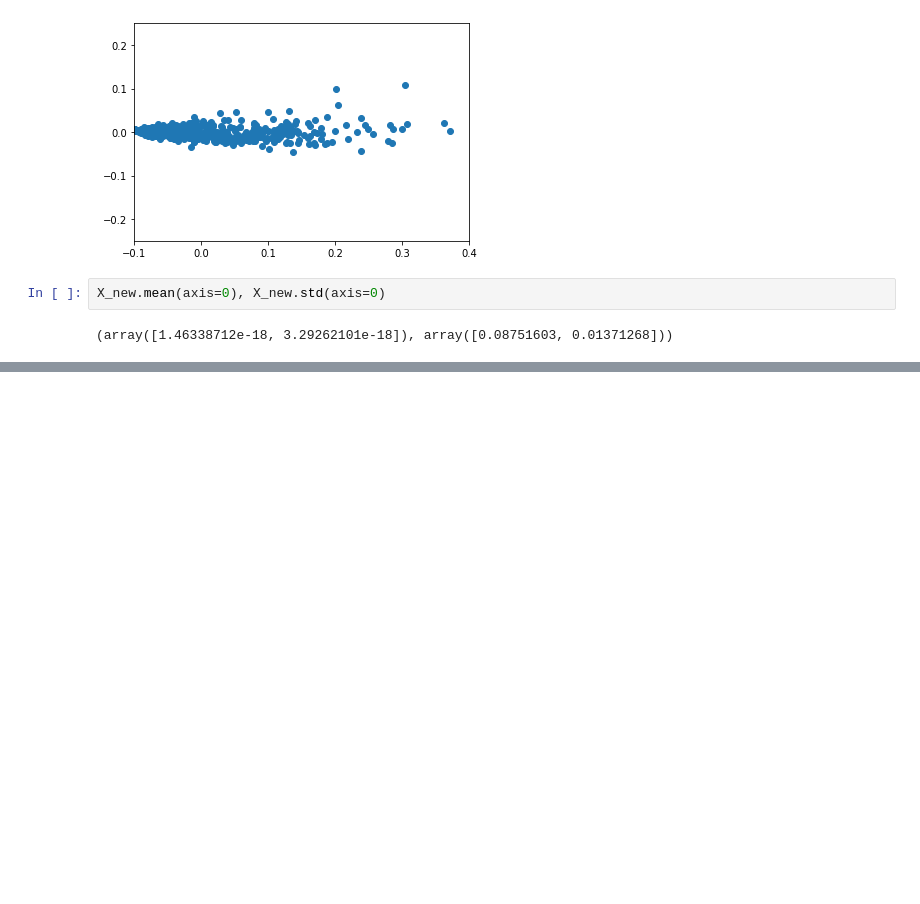
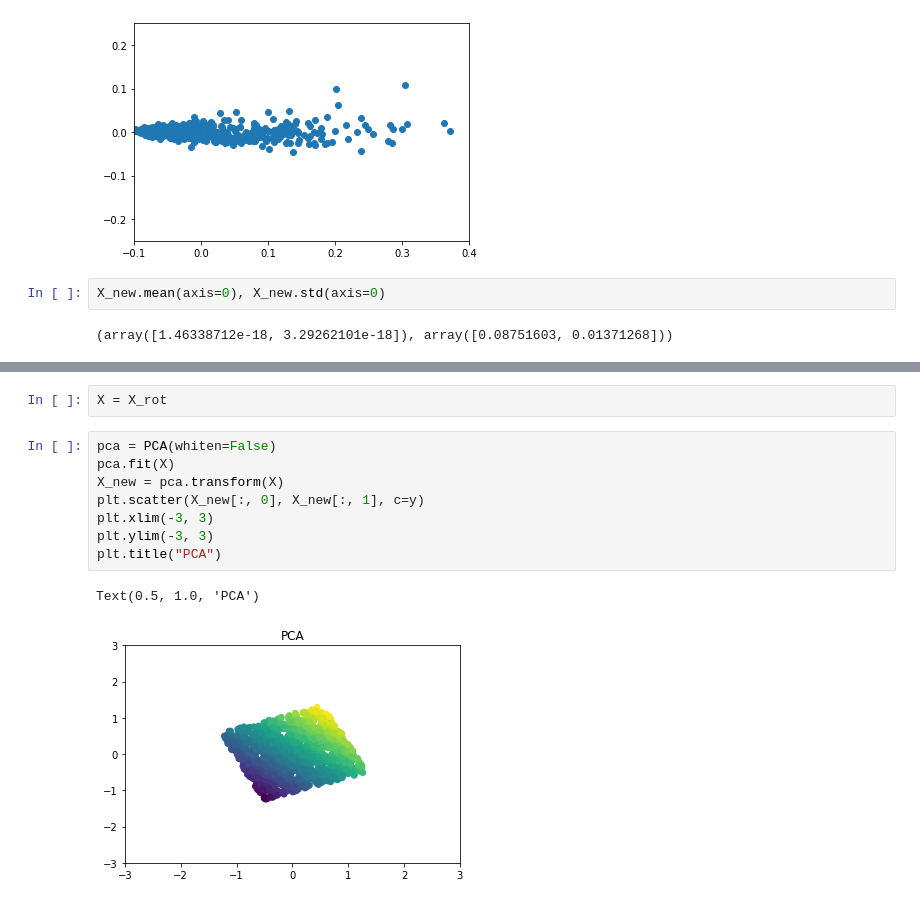
Before and after one commit to ducksfrogs/jpScipy, a Jupyter notebook: 標準化.ipynb, the cells around one changed output, grey strips where cells are left out. Cells and saved outputs as stored; diff of their text form; blank space fills up the shorter version.

```diff
--- a/標準化.ipynb
+++ b/標準化.ipynb
@@ -272,0 +311,13 @@ X_new.mean(axis=0), X_new.std(axis=0)
+# %%
+X = X_rot
+# %%
+pca = PCA(whiten=False)
+pca.fit(X)
+X_new = pca.transform(X)
+plt.scatter(X_new[:, 0], X_new[:, 1], c=y)
+plt.xlim(-3, 3)
+plt.ylim(-3, 3)
+plt.title("PCA")
+# %% [output]
+Text(0.5, 1.0, 'PCA')
+[figure, added]
```
Also changed, not shown: parts of 9 cells of this notebook, 1 other file.
